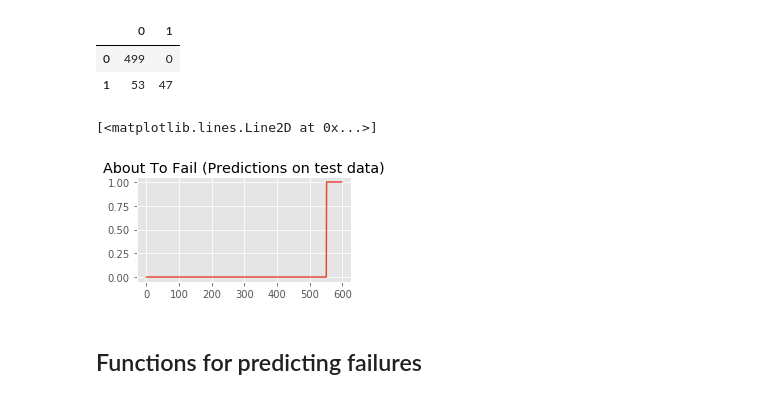
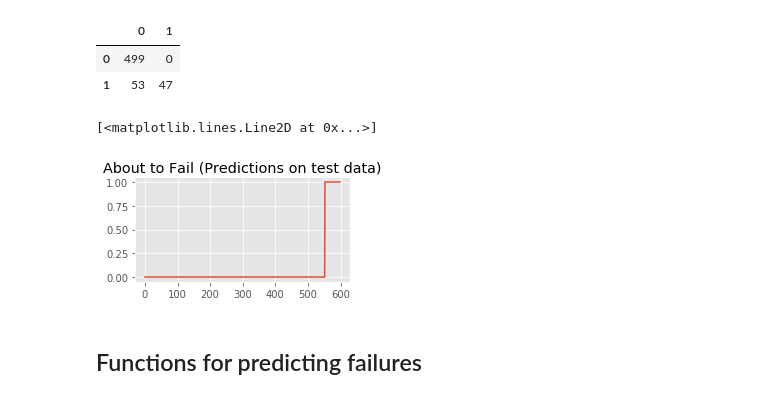
Before and after one commit to mapr-demos/predictive-maintenance, a Jupyter notebook: notebooks/jupyter/LSTM For Predictive Maintenance-ian01.ipynb, the cells around one changed output. Cells and saved outputs as stored; diff of their text form; code cells hidden in the pictures.

Commit message:
update figures

```diff
--- a/notebooks/jupyter/LSTM For Predictive Maintenance-ian01.ipynb
+++ b/notebooks/jupyter/LSTM For Predictive Maintenance-ian01.ipynb
@@ -62,6 +62,7 @@ df_train['rul']=df_train['max_life'] - df_train['cycle']
 # while trying to answer the question: is a specific engine
 # going to fail within w1 cycles?
 w1=50
+about_to_fail_window=w1
 df_train['about_to_fail'] = np.where(df_train['rul'] <= w1, 1, 0 )
 # df_train['about_to_fail'] = df_train['rul'].apply(lambda x: 1 if x <= about_to_fail_window else 0)
 df_train.head(df_train['max_life'][0]+3).tail(6)
@@ -279,7 +280,7 @@ If we just opened this notebook, you can load the previously saved model like th
 ###########################################
 import pickle
 history_file = open("./Output/LSTM_about_to_fail_model_history","rb")
-saved_history = pickle.load(history_file)
+history = pickle.load(history_file)
 history_file.close()
 
 # Load model from disk
@@ -288,10 +289,11 @@ from keras.models import model_from_json
 json_file = open("./Output/LSTM_about_to_fail_model.json", "r")
 loaded_model_json = json_file.read()
 json_file.close()
-loaded_model = model_from_json(loaded_model_json)
+model = model_from_json(loaded_model_json)
 # load weights into new model
-loaded_model.load_weights("./Output/LSTM_about_to_fail_model.h5")
+model.load_weights("./Output/LSTM_about_to_fail_model.h5")
 print("Loaded model from disk")
+model.compile(loss='binary_crossentropy', optimizer='adam', metrics=['accuracy'])
 # %% [output]
 Loaded model from disk
 # %%
@@ -356,12 +358,12 @@ Confusion matrix on training data:
 # %%
 plt.figure(figsize=(20, 10))
 plt.subplot(4, 4, 1)
 plt.subplots_adjust(hspace=.4, wspace=.4)
-plt.title("About To Fail (Predictions on test data)")
+plt.title("About to Fail (Predictions on test data)")
 plt.plot(y_pred2)
 # %% [output]
 [<matplotlib.lines.Line2D at 0x...>]
-[figure, old version]
+[figure, new version]
 # %% [markdown]
 ## Functions for predicting failures
 # %%
```
Also changed, not shown: parts of 8 cells of this notebook.
